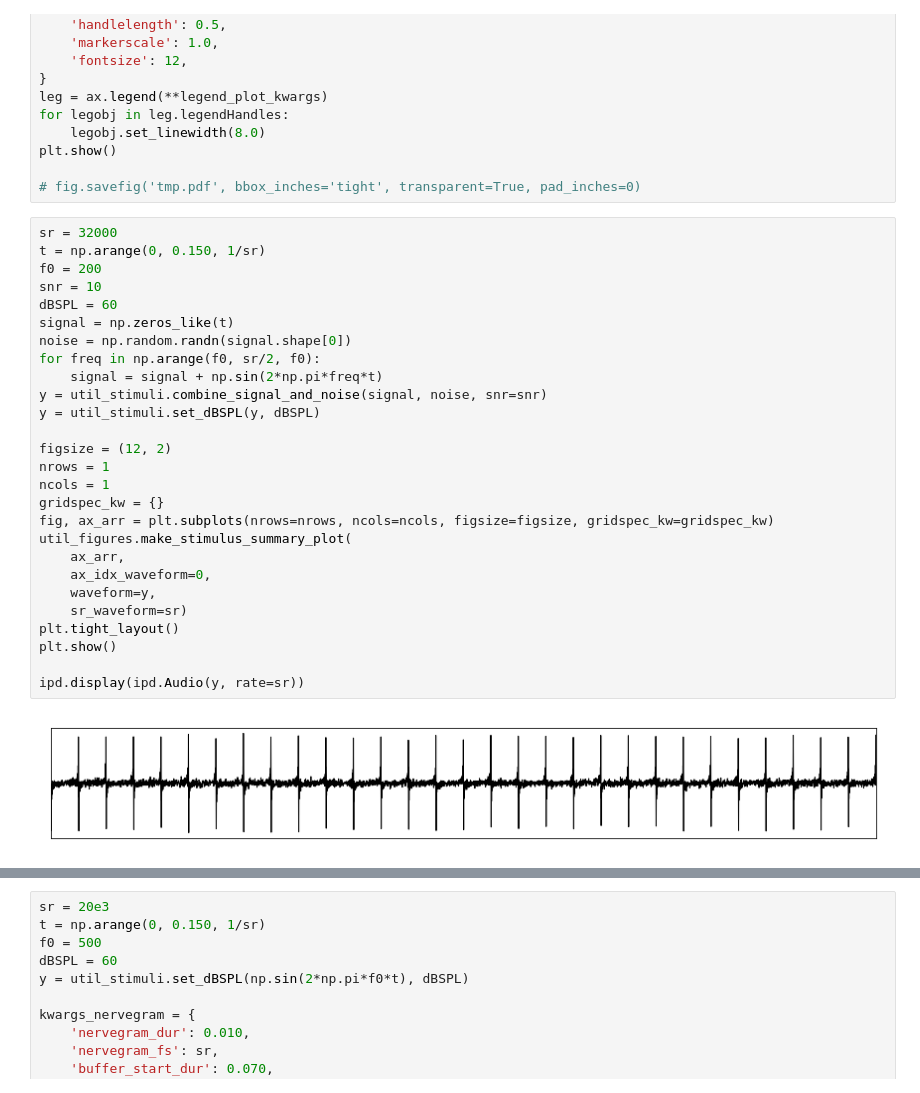
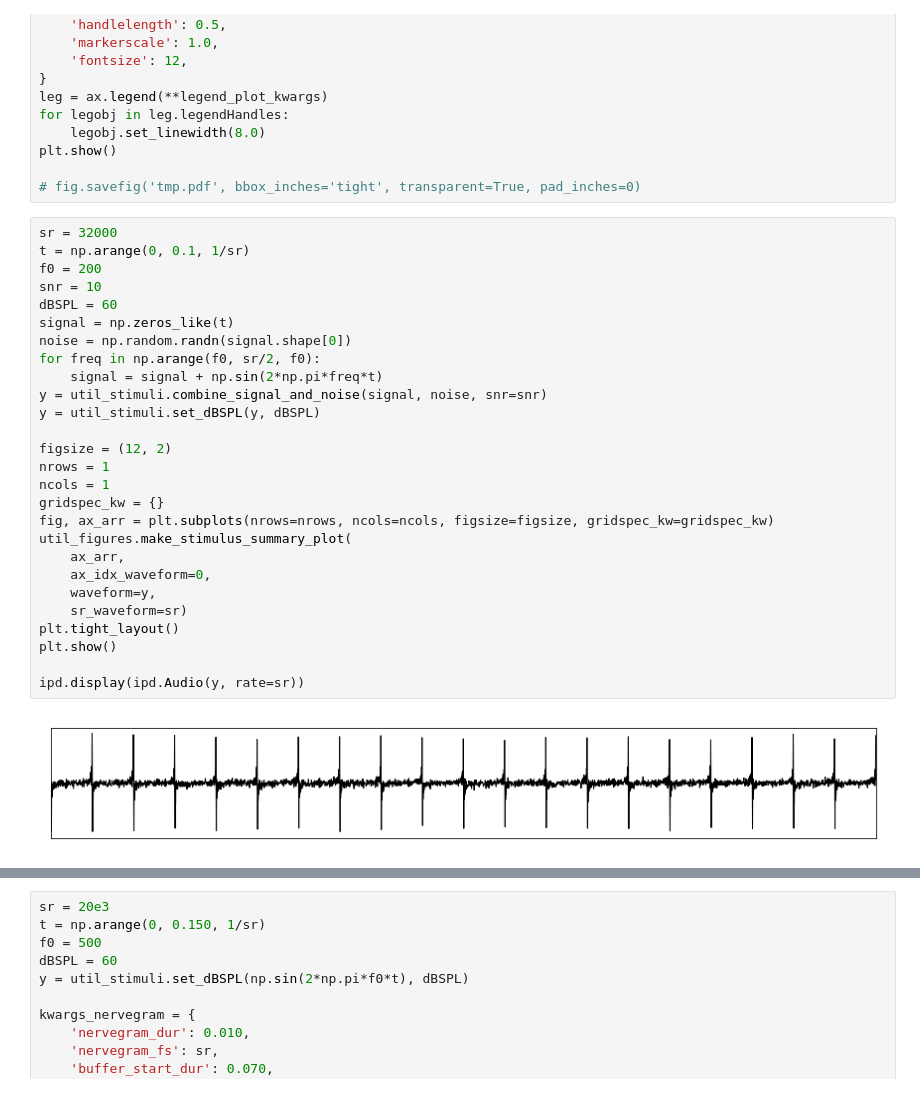
Before and after one commit to msaddler/bez2018model, a Jupyter notebook: notebook_figures_bez2018model.ipynb, the cells around one changed output, grey strips where cells are left out. Saved outputs shown, nothing was run; the diff lists cells and outputs as text.

```diff
--- a/notebook_figures_bez2018model.ipynb
+++ b/notebook_figures_bez2018model.ipynb
@@ -210,33 +210,33 @@ plt.show()
 # fig.savefig('tmp.pdf', bbox_inches='tight', transparent=True, pad_inches=0)
 # %%
 sr = 32000
-t = np.arange(0, 0.150, 1/sr)
+t = np.arange(0, 0.1, 1/sr)
 f0 = 200
 snr = 10
 dBSPL = 60
 signal = np.zeros_like(t)
 noise = np.random.randn(signal.shape[0])
 for freq in np.arange(f0, sr/2, f0):
     signal = signal + np.sin(2*np.pi*freq*t)
 y = util_stimuli.combine_signal_and_noise(signal, noise, snr=snr)
 y = util_stimuli.set_dBSPL(y, dBSPL)
 
 figsize = (12, 2)
 nrows = 1
 ncols = 1
 gridspec_kw = {}
 fig, ax_arr = plt.subplots(nrows=nrows, ncols=ncols, figsize=figsize, gridspec_kw=gridspec_kw)
 util_figures.make_stimulus_summary_plot(
     ax_arr,
     ax_idx_waveform=0,
     waveform=y,
     sr_waveform=sr)
 plt.tight_layout()
 plt.show()
 
 ipd.display(ipd.Audio(y, rate=sr))
 # %% [output]
-[figure, old version]
+[figure, new version]
 [interactive output not drawn]
 # %%
 kwargs_nervegram = {
```
Also changed, not shown: parts of 3 cells of this notebook.
